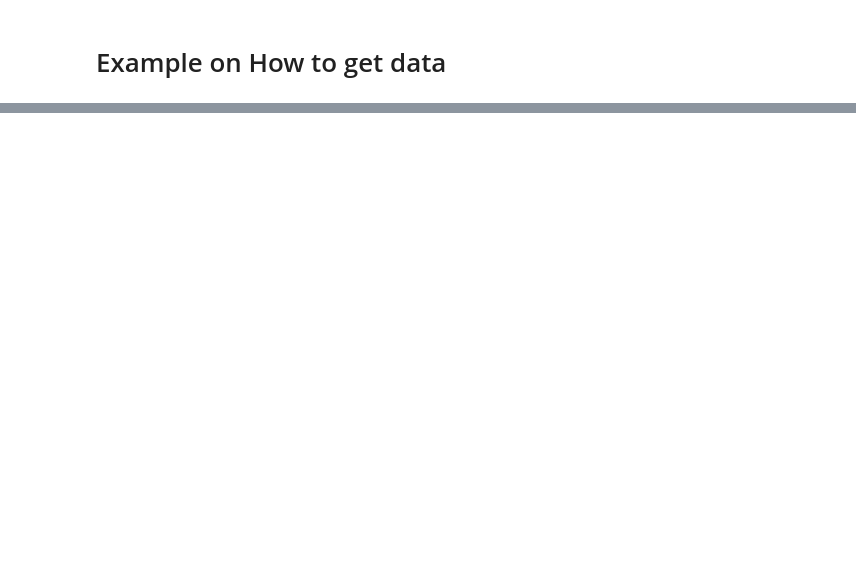
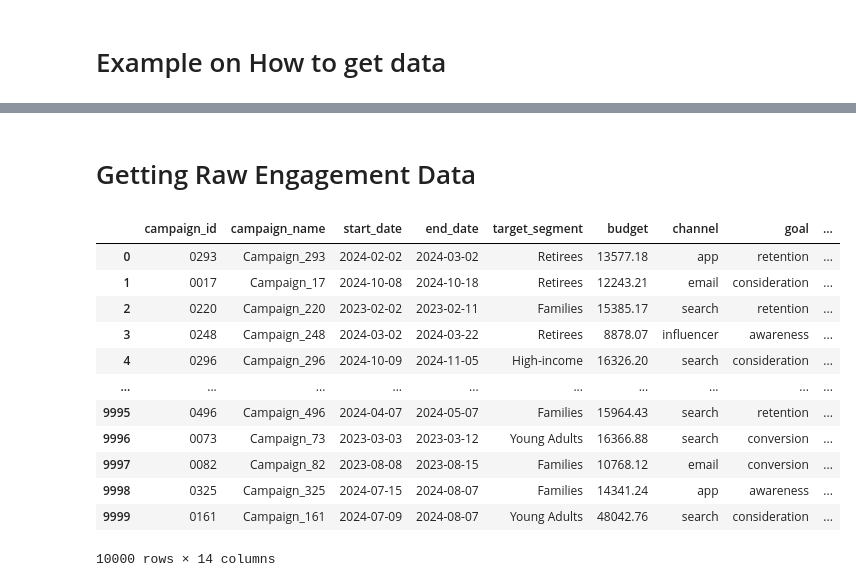
Before and after one commit to ChinSekYi/OpenAYEye, a Jupyter notebook: server/sql/database/database.ipynb, the cells around one changed output, grey strips where cells are left out. Saved outputs shown, nothing was run; the diff lists cells and outputs as text; code cells hidden in the pictures; blank space fills up the shorter version.

```diff
--- a/server/sql/database/database.ipynb
+++ b/server/sql/database/database.ipynb
@@ -401,0 +367,28 @@ pd.DataFrame(fetched)
+# %% [markdown]
+# Getting Raw Engagement Data
+# %%
+query_string = sqlalchemy.text(
+	"""
+	SELECT c.*, e.customer_id, e.engagement_date,
+	e.action_type, e.device_type, e.feedback_score,
+	e.conversion_value
+	FROM campaign c, engagement e
+	WHERE c.campaign_id = e.campaign_id;
+	"""
+)
+fetched = get_data(query_string)
+fetched
+# %% [output]
+|  | campaign_id | campaign_name | start_date | end_date | target_segment | budget | channel | goal | ... |
+| 0 | 0293 | Campaign_293 | 2024-02-02 | 2024-03-02 | Retirees | 13577.18 | app | retention | ... |
+| 1 | 0017 | Campaign_17 | 2024-10-08 | 2024-10-18 | Retirees | 12243.21 | email | consideration | ... |
+| 2 | 0220 | Campaign_220 | 2023-02-02 | 2023-02-11 | Families | 15385.17 | search | retention | ... |
+| 3 | 0248 | Campaign_248 | 2024-03-02 | 2024-03-22 | Retirees | 8878.07 | influencer | awareness | ... |
+| 4 | 0296 | Campaign_296 | 2024-10-09 | 2024-11-05 | High-income | 16326.20 | search | consideration | ... |
+| ... | ... | ... | ... | ... | ... | ... | ... | ... | ... |
+| 9995 | 0496 | Campaign_496 | 2024-04-07 | 2024-05-07 | Families | 15964.43 | search | retention | ... |
+| 9996 | 0073 | Campaign_73 | 2023-03-03 | 2023-03-12 | Young Adults | 16366.88 | search | conversion | ... |
+| 9997 | 0082 | Campaign_82 | 2023-08-08 | 2023-08-15 | Families | 10768.12 | email | conversion | ... |
+| 9998 | 0325 | Campaign_325 | 2024-07-15 | 2024-08-07 | Families | 14341.24 | app | awareness | ... |
+| 9999 | 0161 | Campaign_161 | 2024-07-09 | 2024-08-07 | Young Adults | 48042.76 | search | consideration | ... |
+10000 rows × 14 columns
```
Also changed, not shown: parts of 19 cells of this notebook, 1 other file.
